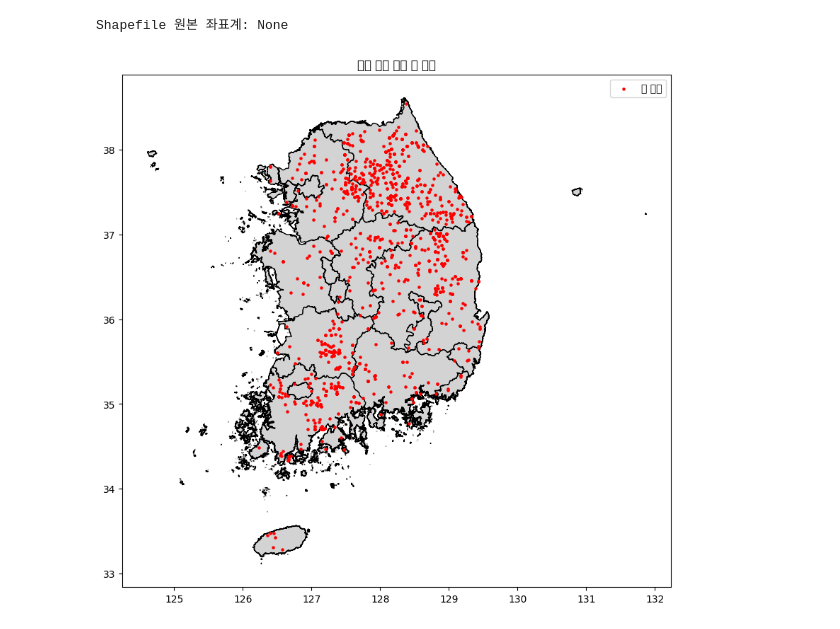
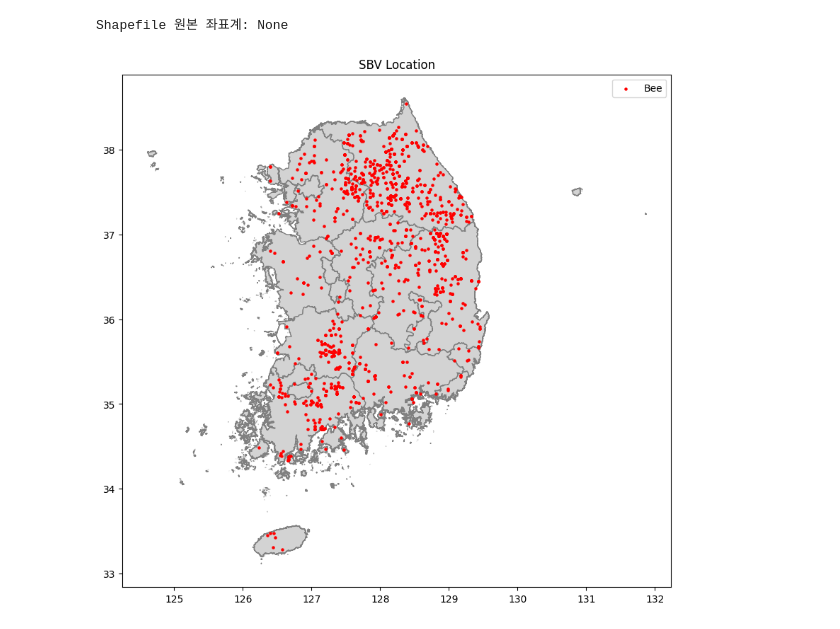
Before and after one commit to O-neul/BeeDisease, a Jupyter notebook: notebooks/eda/1_SBV_map.ipynb, the cells around one changed output. Drawn from its saved outputs; the diff is of its cells as text; code cells hidden in the pictures.

```diff
--- a/notebooks/eda/1_SBV_map.ipynb
+++ b/notebooks/eda/1_SBV_map.ipynb
@@ -6,34 +6,35 @@ import matplotlib.pyplot as plt
 # %%
 def plot_bee_data_on_korea_map(shp_file, csv_file):
     korea_map = gpd.read_file(shp_file)
 
     # Shapefile 좌표계 확인
     print("Shapefile 원본 좌표계:", korea_map.crs)
     if korea_map.crs is None:
         korea_map.set_crs("EPSG:5179", inplace=True)  # 보통 한국 Shapefile은 EPSG:5179 사용
     korea_map = korea_map.to_crs("EPSG:4326")  # WGS84 변환
 
     bee_data = pd.read_csv(csv_file, encoding='euc-kr')
     bee_data = bee_data[['Longitude', 'Latitude']].dropna()
 
     gdf_bee = gpd.GeoDataFrame(
         bee_data, geometry=gpd.points_from_xy(bee_data['Longitude'], bee_data['Latitude']), crs="EPSG:4326"
     )
 
     fig, ax = plt.subplots(figsize=(10, 10))
-    korea_map.plot(ax=ax, color='lightgray', edgecolor='black')
-    gdf_bee.plot(ax=ax, marker='o', color='red', markersize=5, label='벌 위치')
+    korea_map.plot(ax=ax, color='lightgray', edgecolor='gray')
+    gdf_bee.plot(ax=ax, marker='o', color='red', markersize=5, label='Bee')
 
     plt.title('SBV Location')
     plt.legend()
+    plt.savefig('../../outputs/figures/1_1_SBV_Location.png', dpi=300, bbox_inches='tight')
     plt.show()
 
 # 실행
 if __name__ == "__main__":
     plot_bee_data_on_korea_map('../../data/raw/map.shp', '../../data/raw/SBV_Infection_Location.csv')
 # %% [output]
 Shapefile 원본 좌표계: None
-[figure, old version]
+[figure, new version]
 # %%
 csv_file = "../../data/raw/SBV_Infection_Location.csv"
 df = pd.read_csv(csv_file, encoding="euc-kr")
```
Also changed, not shown: parts of 5 cells of this notebook, 4 other files.
